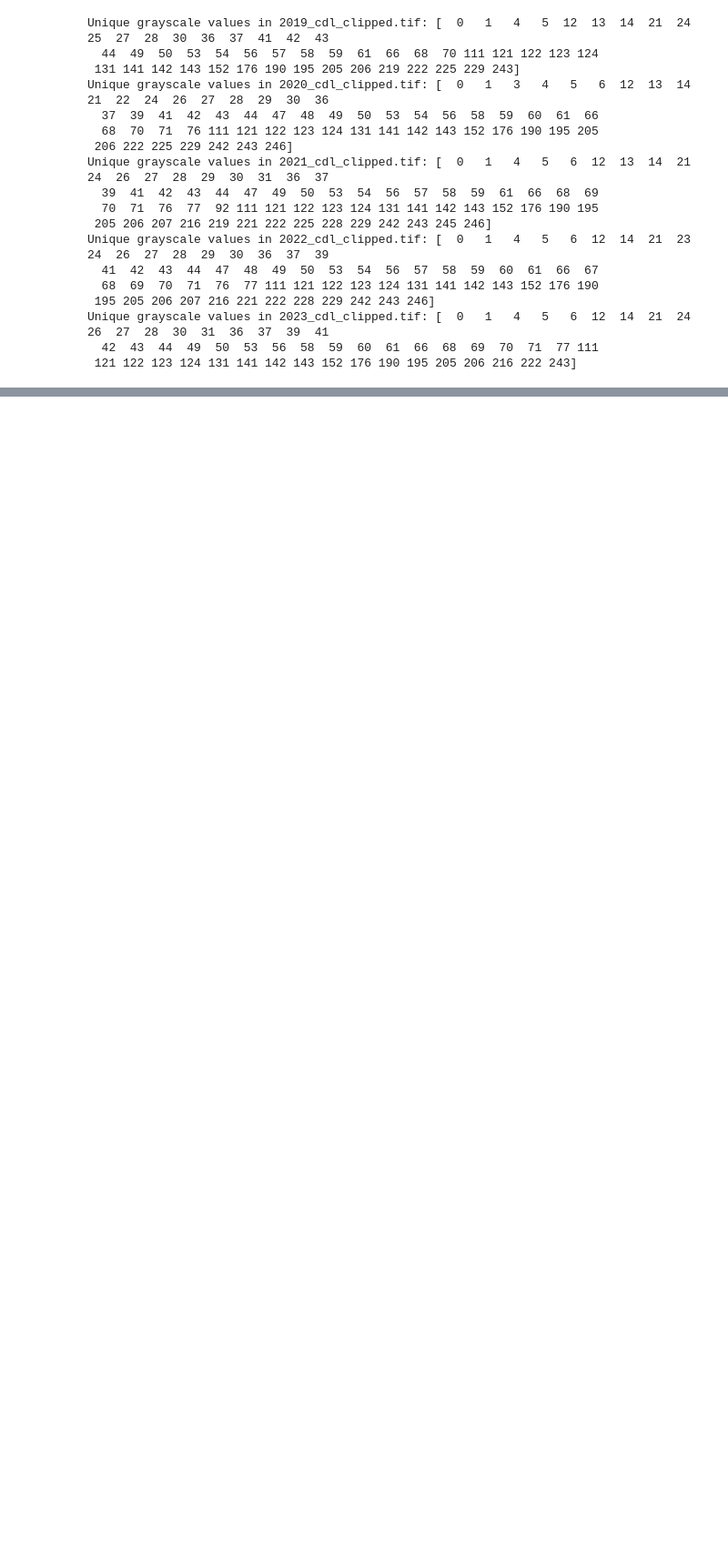
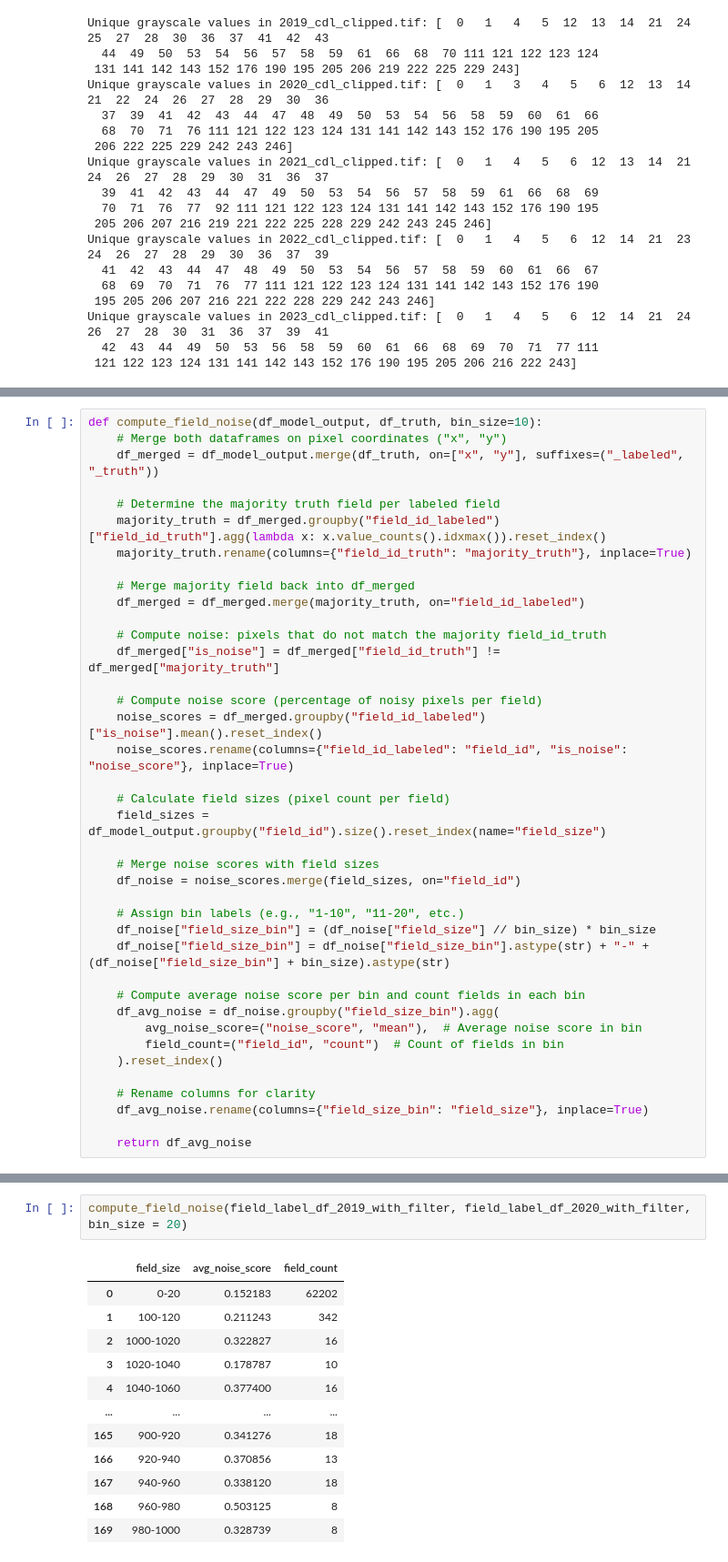
Before and after one commit to lingyundai/DAEN690-Team-Satellite-FBI, a Jupyter notebook: src/accuracy_calculator.ipynb, the cells around one changed output, grey strips where cells are left out. Shown at 91% size. Drawn from its saved outputs; the diff is of its cells as text; blank space fills up the shorter version.

Commit message:
adding field noise accuracy calculator

```diff
--- a/src/accuracy_calculator.ipynb
+++ b/src/accuracy_calculator.ipynb
@@ -420,0 +501,39 @@ Unique grayscale values in 2023_cdl_clipped.tif: [  0   1   4   5   6  12  14  2
+# %%
+def compute_field_noise(df_model_output, df_truth, bin_size=10):
+    # Merge both dataframes on pixel coordinates ("x", "y")
+    df_merged = df_model_output.merge(df_truth, on=["x", "y"], suffixes=("_labeled", "_truth"))
+
+    # Determine the majority truth field per labeled field
+    majority_truth = df_merged.groupby("field_id_labeled")["field_id_truth"].agg(lambda x: x.value_counts().idxmax()).reset_index()
+    majority_truth.rename(columns={"field_id_truth": "majority_truth"}, inplace=True)
+
+    # Merge majority field back into df_merged
+    df_merged = df_merged.merge(majority_truth, on="field_id_labeled")
+
+    # Compute noise: pixels that do not match the majority field_id_truth
+    df_merged["is_noise"] = df_merged["field_id_truth"] != df_merged["majority_truth"]
+
+    # Compute noise score (percentage of noisy pixels per field)
+    noise_scores = df_merged.groupby("field_id_labeled")["is_noise"].mean().reset_index()
+    noise_scores.rename(columns={"field_id_labeled": "field_id", "is_noise": "noise_score"}, inplace=True)
+
+    # Calculate field sizes (pixel count per field)
+    field_sizes = df_model_output.groupby("field_id").size().reset_index(name="field_size")
+
+    # Merge noise scores with field sizes
+    df_noise = noise_scores.merge(field_sizes, on="field_id")
+
+    # Assign bin labels (e.g., "1-10", "11-20", etc.)
+    df_noise["field_size_bin"] = (df_noise["field_size"] // bin_size) * bin_size
+    df_noise["field_size_bin"] = df_noise["field_size_bin"].astype(str) + "-" + (df_noise["field_size_bin"] + bin_size).astype(str)
+
+    # Compute average noise score per bin and count fields in each bin
+    df_avg_noise = df_noise.groupby("field_size_bin").agg(
+        avg_noise_score=("noise_score", "mean"),  # Average noise score in bin
+        field_count=("field_id", "count")  # Count of fields in bin
+    ).reset_index()
+
+    # Rename columns for clarity
+    df_avg_noise.rename(columns={"field_size_bin": "field_size"}, inplace=True)
+
+    return df_avg_noise
@@ -420,0 +553,15 @@ Unique grayscale values in 2023_cdl_clipped.tif: [  0   1   4   5   6  12  14  2
+# %%
+compute_field_noise(field_label_df_2019_with_filter, field_label_df_2020_with_filter, bin_size = 20)
+# %% [output]
+|  | field_size | avg_noise_score | field_count |
+| 0 | 0-20 | 0.152183 | 62202 |
+| 1 | 100-120 | 0.211243 | 342 |
+| 2 | 1000-1020 | 0.322827 | 16 |
+| 3 | 1020-1040 | 0.178787 | 10 |
+| 4 | 1040-1060 | 0.377400 | 16 |
+| ... | ... | ... | ... |
+| 165 | 900-920 | 0.341276 | 18 |
+| 166 | 920-940 | 0.370856 | 13 |
+| 167 | 940-960 | 0.338120 | 18 |
+| 168 | 960-980 | 0.503125 | 8 |
+| 169 | 980-1000 | 0.328739 | 8 |
```
Also changed, not shown: parts of 12 cells of this notebook.
